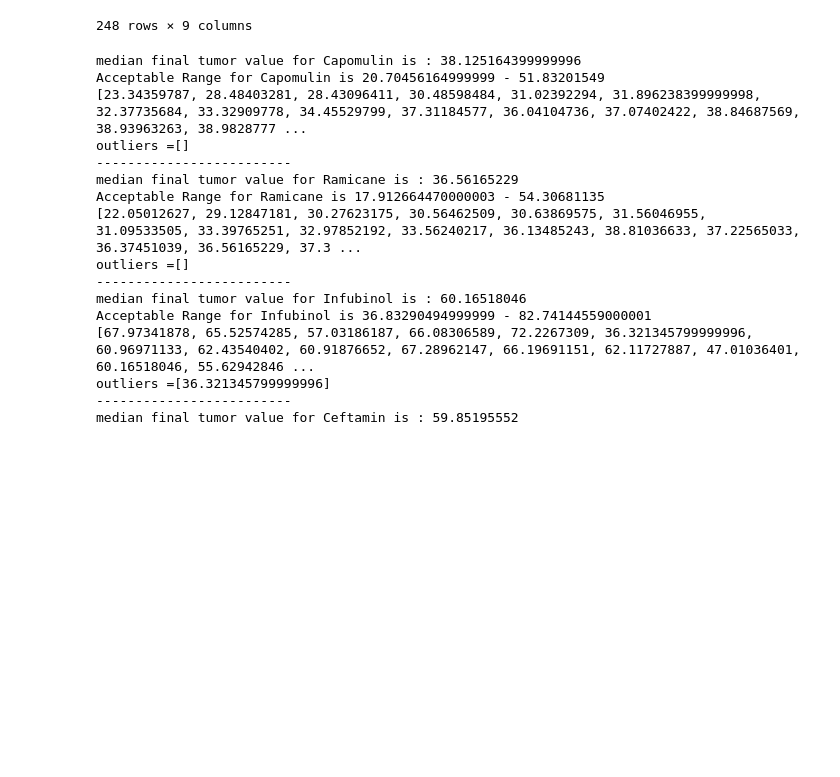
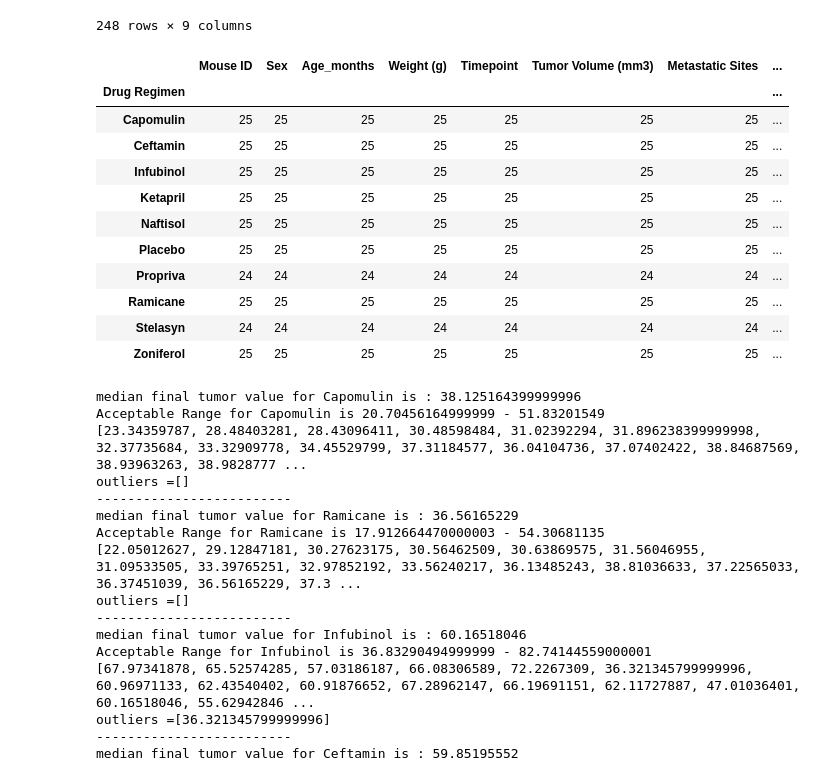
Before and after one commit to dmtiblin/Matplotlib-Scipy-Stats-Challenge, a Jupyter notebook: pymaceuticals_script.ipynb, the cells around one changed output. Cells and saved outputs as stored; diff of their text form; code cells hidden in the pictures; blank space fills up the shorter version.

```diff
--- a/pymaceuticals_script.ipynb
+++ b/pymaceuticals_script.ipynb
@@ -272,6 +277,21 @@ max_timepoint_df
 | 1869 | z795 | Naftisol | Female | 13 | 29 | 45 | 65.741070 | ... |
 | 1879 | z969 | Naftisol | Male | 9 | 30 | 45 | 73.867845 | ... |
 248 rows × 9 columns
+# %%
+max_timepoint_df.groupby('Drug Regimen').count()
+# %% [output]
+|  | Mouse ID | Sex | Age_months | Weight (g) | Timepoint | Tumor Volume (mm3) | Metastatic Sites | ... |
+| Drug Regimen |  |  |  |  |  |  |  | ... |
+| Capomulin | 25 | 25 | 25 | 25 | 25 | 25 | 25 | ... |
+| Ceftamin | 25 | 25 | 25 | 25 | 25 | 25 | 25 | ... |
+| Infubinol | 25 | 25 | 25 | 25 | 25 | 25 | 25 | ... |
+| Ketapril | 25 | 25 | 25 | 25 | 25 | 25 | 25 | ... |
+| Naftisol | 25 | 25 | 25 | 25 | 25 | 25 | 25 | ... |
+| Placebo | 25 | 25 | 25 | 25 | 25 | 25 | 25 | ... |
+| Propriva | 24 | 24 | 24 | 24 | 24 | 24 | 24 | ... |
+| Ramicane | 25 | 25 | 25 | 25 | 25 | 25 | 25 | ... |
+| Stelasyn | 24 | 24 | 24 | 24 | 24 | 24 | 24 | ... |
+| Zoniferol | 25 | 25 | 25 | 25 | 25 | 25 | 25 | ... |
 # %%
 # Put treatments into a list for for loop (and later for plot labels)
 treatments = ['Capomulin', 'Ramicane', 'Infubinol', 'Ceftamin']
```
Also changed, not shown: parts of 5 cells of this notebook.
